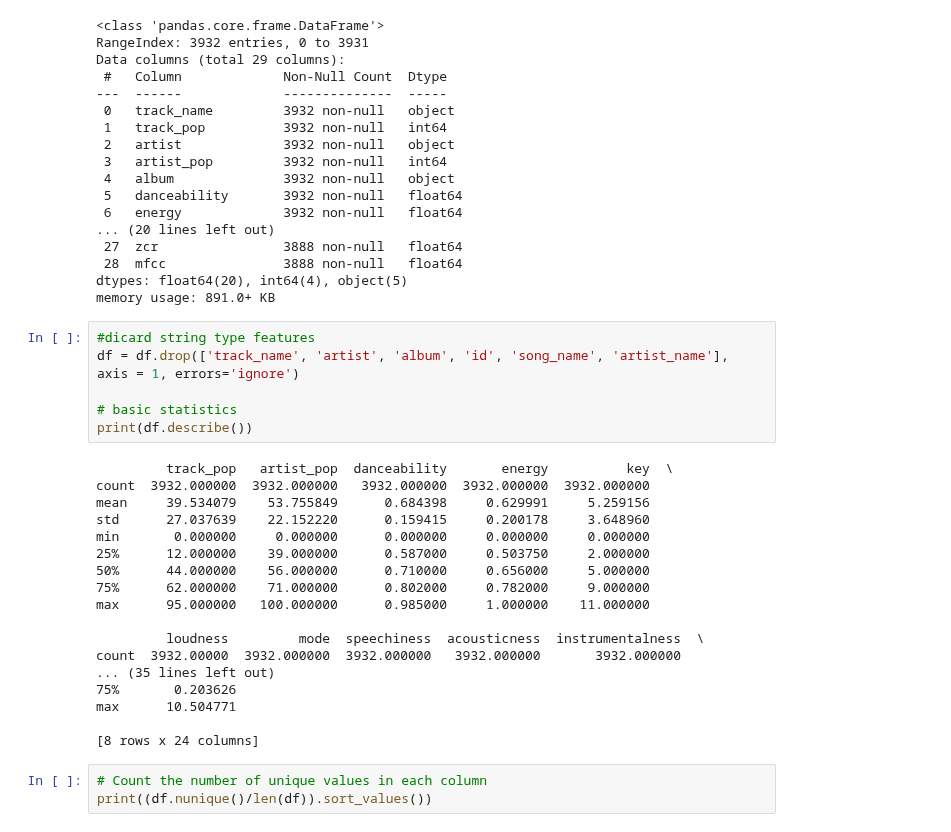
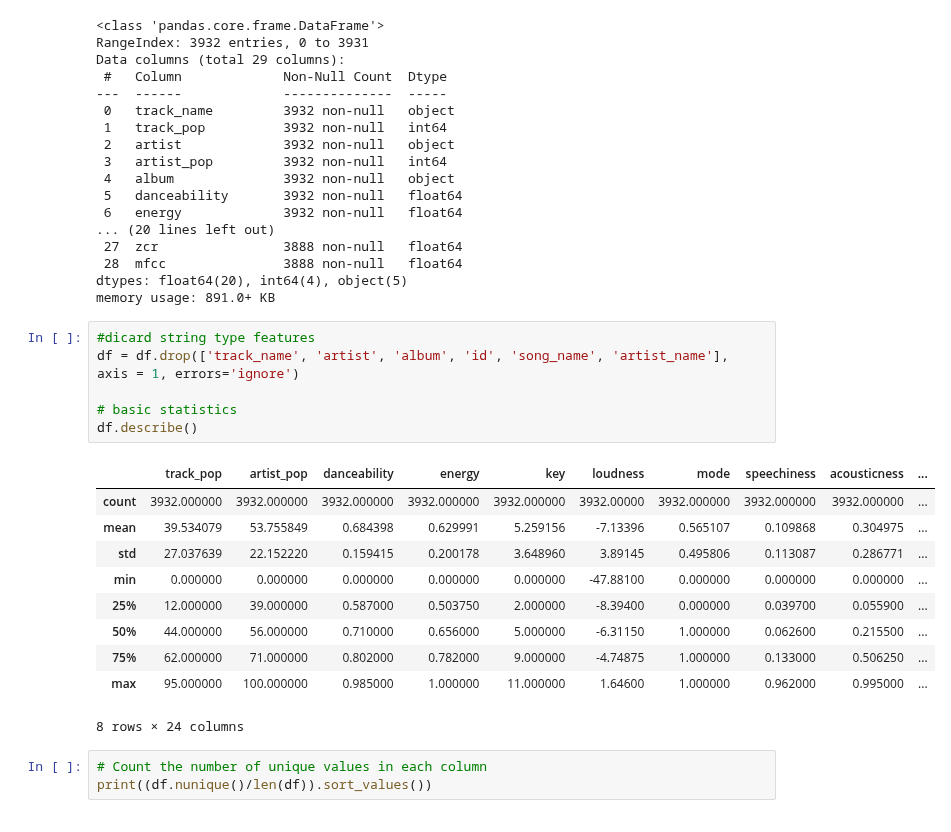
Before and after one commit to omersideman/ai-project, a Jupyter notebook: notebooks/data_analysis.ipynb, the cells around one changed output. Saved outputs shown, nothing was run; the diff lists cells and outputs as text.

```diff
--- a/notebooks/data_analysis.ipynb
+++ b/notebooks/data_analysis.ipynb
@@ -35,27 +41,20 @@ memory usage: 891.0+ KB
 # %%
 #dicard string type features
 df = df.drop(['track_name', 'artist', 'album', 'id', 'song_name', 'artist_name'], axis = 1, errors='ignore')
 
 # basic statistics
-print(df.describe())
+df.describe()
 # %% [output]
+|  | track_pop | artist_pop | danceability | energy | key | loudness | mode | speechiness | acousticness | ... |
+| count | 3932.000000 | 3932.000000 | 3932.000000 | 3932.000000 | 3932.000000 | 3932.00000 | 3932.000000 | 3932.000000 | 3932.000000 | ... |
+| mean | 39.534079 | 53.755849 | 0.684398 | 0.629991 | 5.259156 | -7.13396 | 0.565107 | 0.109868 | 0.304975 | ... |
+| std | 27.037639 | 22.152220 | 0.159415 | 0.200178 | 3.648960 | 3.89145 | 0.495806 | 0.113087 | 0.286771 | ... |
+| min | 0.000000 | 0.000000 | 0.000000 | 0.000000 | 0.000000 | -47.88100 | 0.000000 | 0.000000 | 0.000000 | ... |
+| 25% | 12.000000 | 39.000000 | 0.587000 | 0.503750 | 2.000000 | -8.39400 | 0.000000 | 0.039700 | 0.055900 | ... |
+| 50% | 44.000000 | 56.000000 | 0.710000 | 0.656000 | 5.000000 | -6.31150 | 1.000000 | 0.062600 | 0.215500 | ... |
+| 75% | 62.000000 | 71.000000 | 0.802000 | 0.782000 | 9.000000 | -4.74875 | 1.000000 | 0.133000 | 0.506250 | ... |
+| max | 95.000000 | 100.000000 | 0.985000 | 1.000000 | 11.000000 | 1.64600 | 1.000000 | 0.962000 | 0.995000 | ... |
-         track_pop   artist_pop  danceability       energy          key  \
-count  3932.000000  3932.000000   3932.000000  3932.000000  3932.000000
-mean     39.534079    53.755849      0.684398     0.629991     5.259156
-std      27.037639    22.152220      0.159415     0.200178     3.648960
-min       0.000000     0.000000      0.000000     0.000000     0.000000
-25%      12.000000    39.000000      0.587000     0.503750     2.000000
-50%      44.000000    56.000000      0.710000     0.656000     5.000000
-75%      62.000000    71.000000      0.802000     0.782000     9.000000
-max      95.000000   100.000000      0.985000     1.000000    11.000000
-
-         loudness         mode  speechiness  acousticness  instrumentalness  \
-count  3932.00000  3932.000000  3932.000000   3932.000000       3932.000000
-... (35 lines left out)
-75%       0.203626
-max      10.504771
-
-[8 rows x 24 columns]
+8 rows × 24 columns
 # %%
 # Count the number of unique values in each column
 print((df.nunique()/len(df)).sort_values())
```
Also changed, not shown: parts of 13 cells of this notebook, 5 other files.
